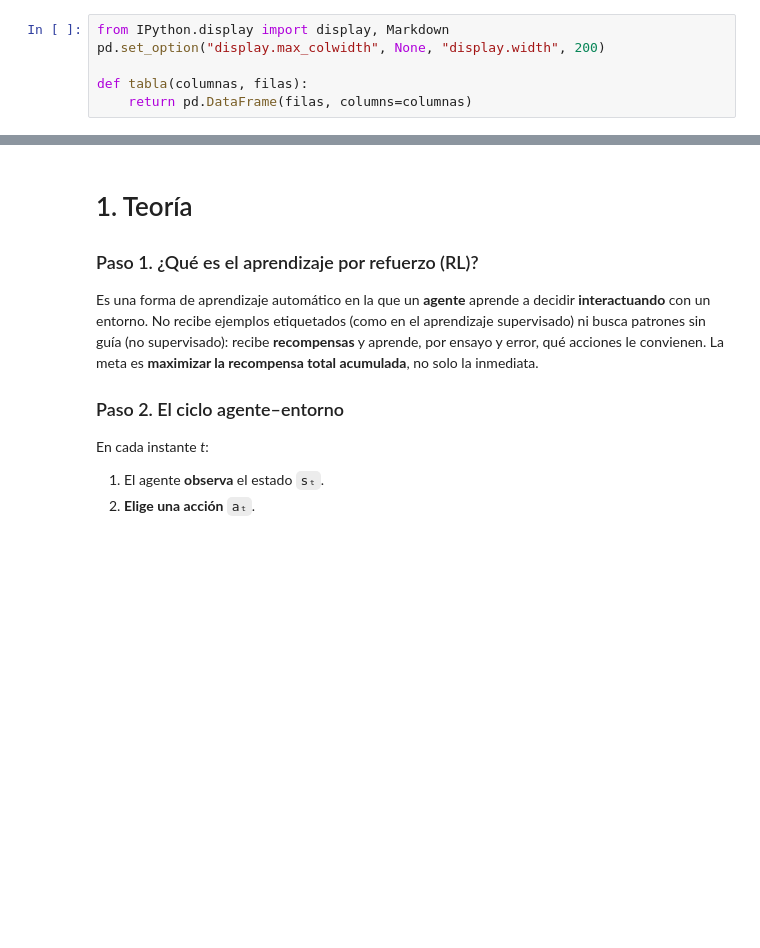
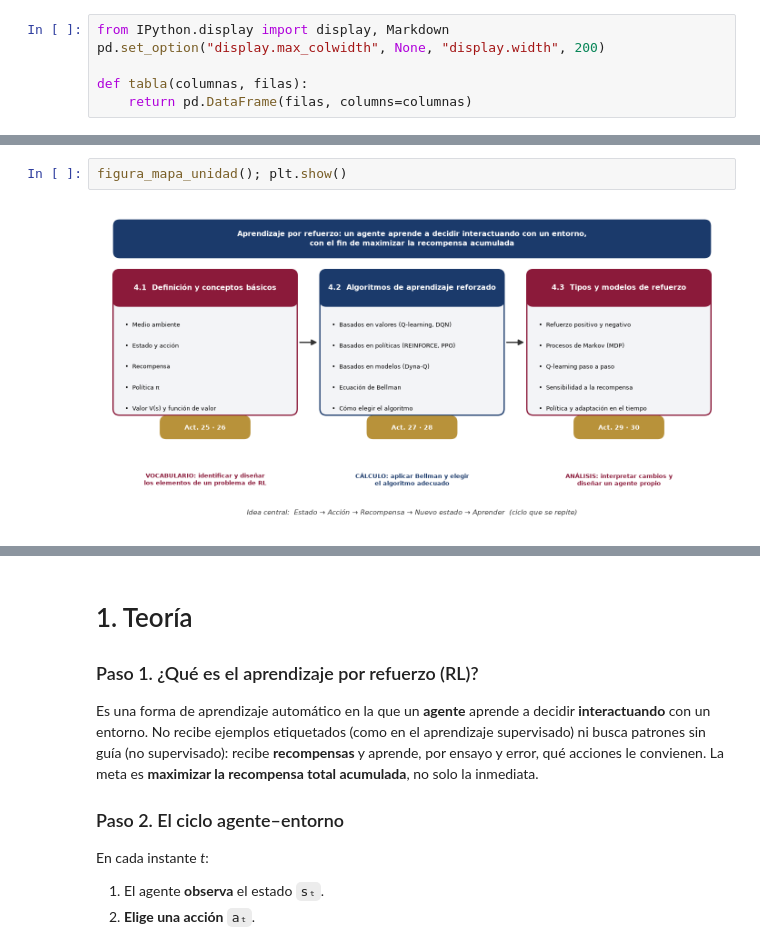
Before and after one commit to alixpeg0/aprendizaje-por-refuerzo-unidad4, a Jupyter notebook: Unidad4_Aprendizaje_por_Refuerzo.ipynb, the cells around one changed output, grey strips where cells are left out. Saved outputs shown, nothing was run; the diff lists cells and outputs as text; blank space fills up the shorter version.

Commit message:
Agrega introduccion con diagramas, formulas y grafico explicativo; nuevo PDF 16:9
Co-Authored-By: Claude Sonnet 5.5 <noreply@anthropic.com>

```diff
--- a/Unidad4_Aprendizaje_por_Refuerzo.ipynb
+++ b/Unidad4_Aprendizaje_por_Refuerzo.ipynb
@@ -560,0 +799,4 @@ def tabla(columnas, filas):
+# %%
+figura_mapa_unidad(); plt.show()
+# %% [output]
+[figure, added]
```
Also changed, not shown: parts of 12 cells of this notebook, 18 other files.
